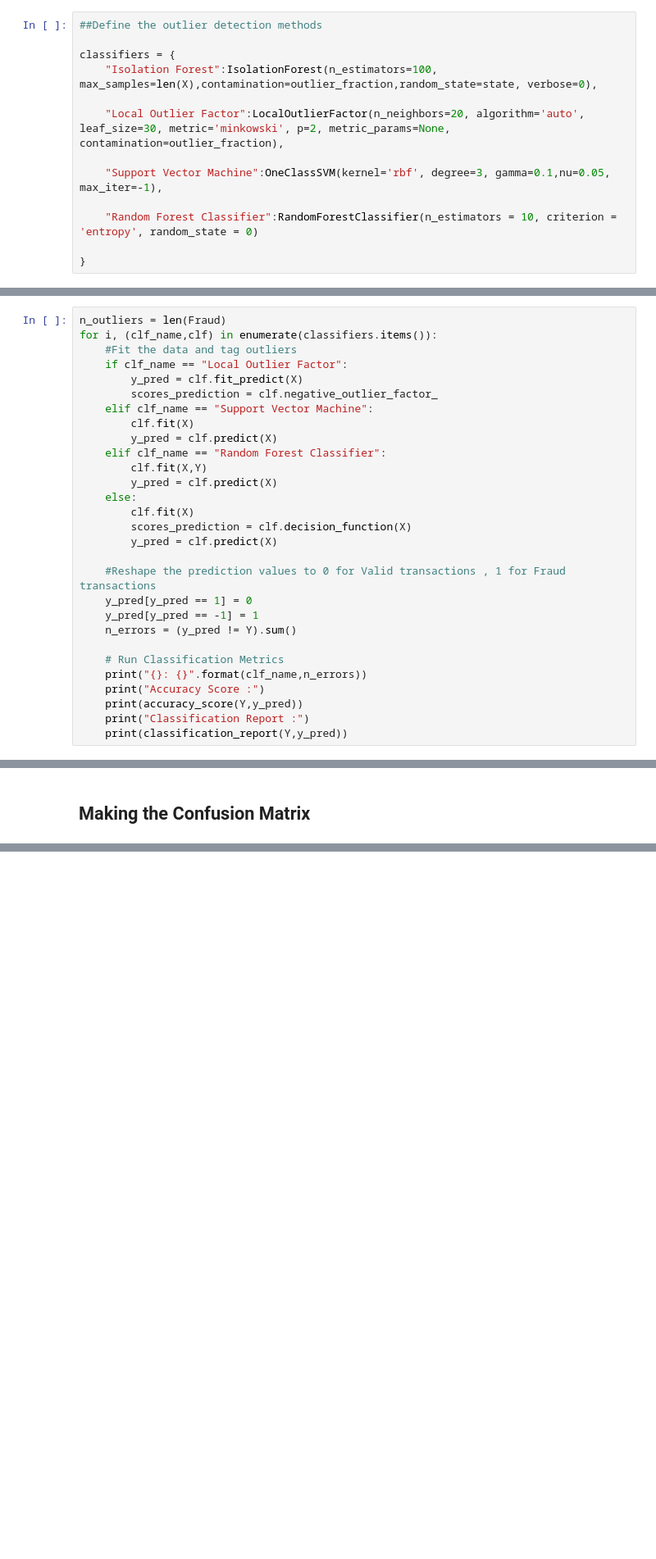
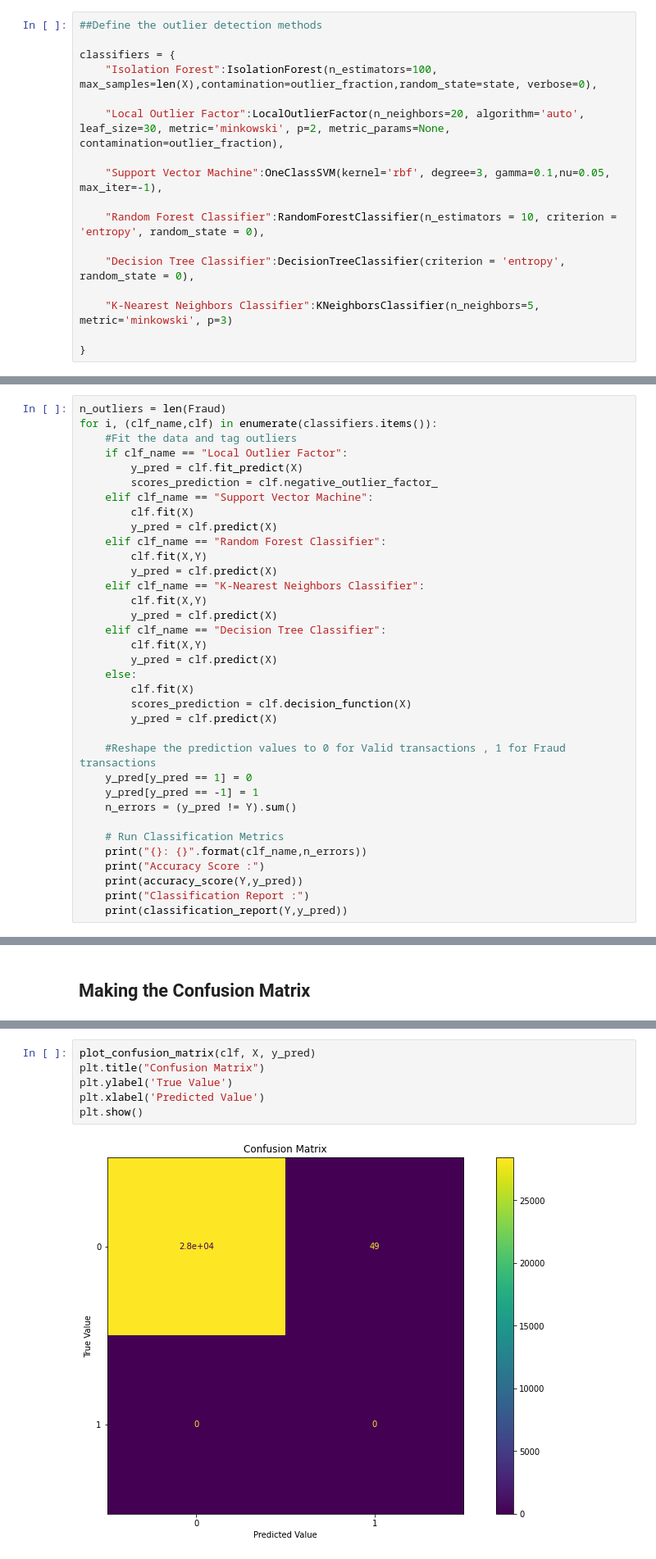
Before and after one commit to Dhruvilshah00/Credit_card_fraud_detection, a Jupyter notebook: Credit_Card_Fraud_Detection.ipynb, the cells around one changed output, grey strips where cells are left out. Shown at 82% size. Drawn from its saved outputs; the diff is of its cells as text; blank space fills up the shorter version.

Commit message:
Classifier Added

```diff
--- a/Credit_Card_Fraud_Detection.ipynb
+++ b/Credit_Card_Fraud_Detection.ipynb
@@ -217,7 +234,11 @@ classifiers = {
 
     "Support Vector Machine":OneClassSVM(kernel='rbf', degree=3, gamma=0.1,nu=0.05, max_iter=-1),
 
-    "Random Forest Classifier":RandomForestClassifier(n_estimators = 10, criterion = 'entropy', random_state = 0)
+    "Random Forest Classifier":RandomForestClassifier(n_estimators = 10, criterion = 'entropy', random_state = 0),
+
+    "Decision Tree Classifier":DecisionTreeClassifier(criterion = 'entropy', random_state = 0),
+
+    "K-Nearest Neighbors Classifier":KNeighborsClassifier(n_neighbors=5, metric='minkowski', p=3)
 
 }
 # %%
@@ -235,6 +256,12 @@ for i, (clf_name,clf) in enumerate(classifiers.items()):
         clf.fit(X)
         y_pred = clf.predict(X)
     elif clf_name == "Random Forest Classifier":
+        clf.fit(X,Y)
+        y_pred = clf.predict(X)
+    elif clf_name == "K-Nearest Neighbors Classifier":
+        clf.fit(X,Y)
+        y_pred = clf.predict(X)
+    elif clf_name == "Decision Tree Classifier":
         clf.fit(X,Y)
         y_pred = clf.predict(X)
     else:
@@ -281,0 +335,8 @@ weighted avg       1.00      1.00      1.00     28481
+# %%
+plot_confusion_matrix(clf, X, y_pred)
+plt.title("Confusion Matrix")
+plt.ylabel('True Value')
+plt.xlabel('Predicted Value')
+plt.show()
+# %% [output]
+[figure, added]
```
Also changed, not shown: parts of 14 cells of this notebook.
